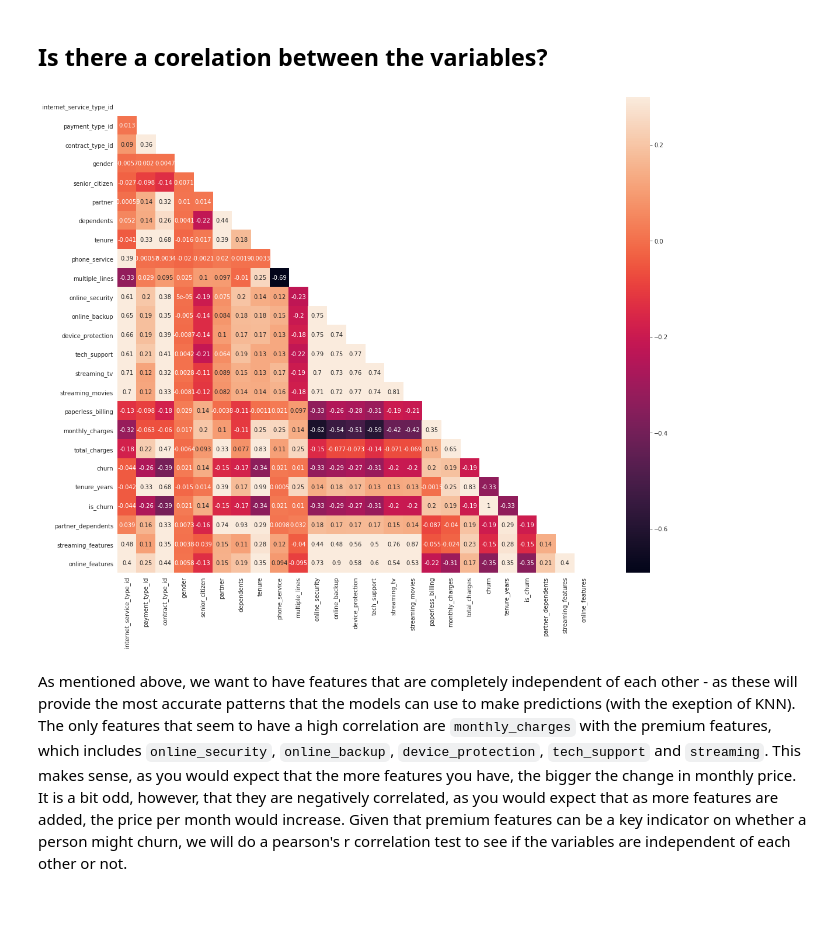
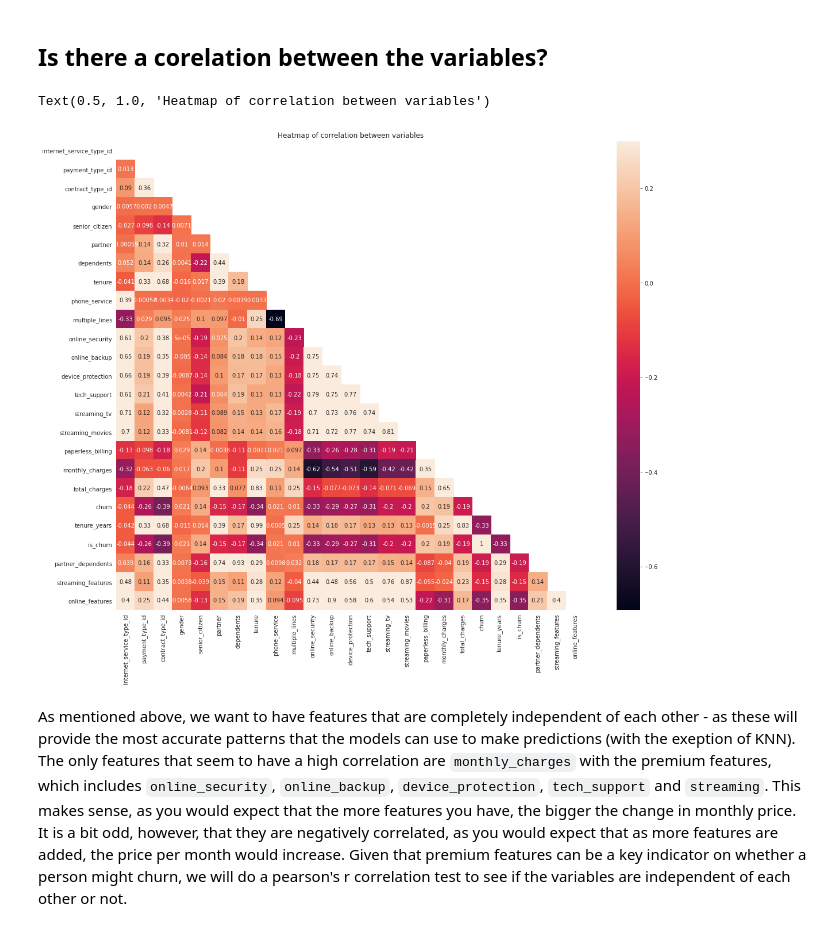
Before and after one commit to Rooster-Warrior/analyzing-customer-churn, a Jupyter notebook: final_notebook.ipynb, the cells around one changed output. Saved outputs shown, nothing was run; the diff lists cells and outputs as text; code cells hidden in the pictures.

Commit message:
Added labels and titles to charts

```diff
--- a/final_notebook.ipynb
+++ b/final_notebook.ipynb
@@ -238,11 +238,13 @@ Looking at the distribution of the data, we can see that most of the data is not
 # %%
 mask = np.zeros_like(train.corr())
 mask[np.triu_indices_from(mask)] = True
 with sns.axes_style("white"):
      f, ax = plt.subplots(figsize=(20, 15))
      ax = sns.heatmap(train.corr(), mask=mask, vmax=.3, square=True, annot=True)
+plt.title("Heatmap of correlation between variables")
 # %% [output]
+Text(0.5, 1.0, 'Heatmap of correlation between variables')
-[figure, old version]
+[figure, new version]
 # %% [markdown]
 As mentioned above, we want to have features that are completely independent of each other - as these will provide the most accurate patterns that the models can use to make predictions (with the exeption of KNN). The only features that seem to have a high correlation are `monthly_charges` with the premium features, which includes `online_security`, `online_backup`, `device_protection`, `tech_support` and `streaming`. This makes sense, as you would expect that the more features you have, the bigger the change in monthly price. It is a bit odd, however, that they are negatively correlated, as you would expect that as more features are added, the price per month would increase. Given that premium features can be a key indicator on whether a person might churn, we will do a pearson's r correlation test to see if the variables are independent of each other or not.
 # %% [markdown]
```
Also changed, not shown: parts of 1 cell of this notebook.
